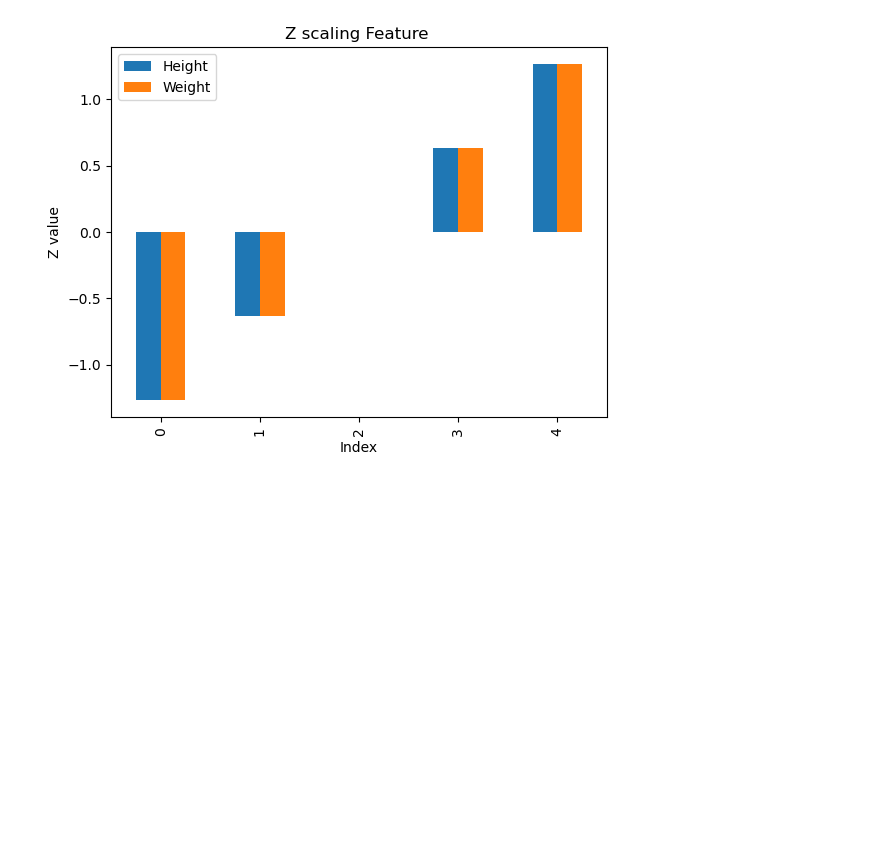
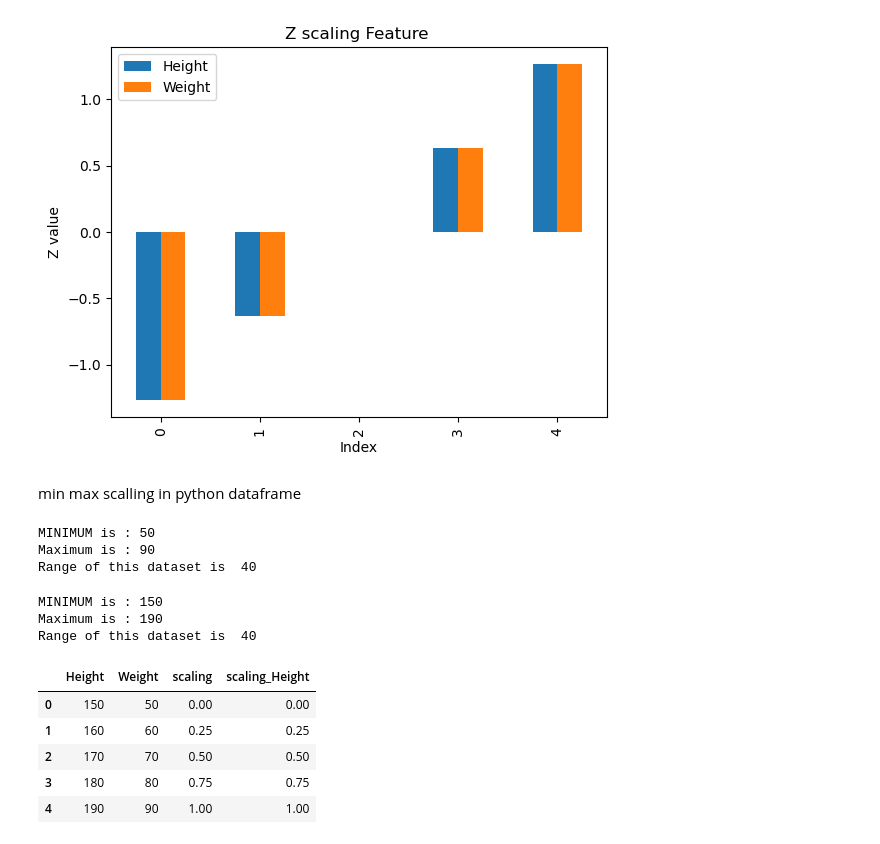
Before and after one commit to arman-hossain45/Phitrom_AI-ML, a Jupyter notebook: allModulePractice.ipynb, the cells around one changed output. Drawn from its saved outputs; the diff is of its cells as text; code cells hidden in the pictures; blank space fills up the shorter version.

Commit message:
minmax scalling

```diff
--- a/allModulePractice.ipynb
+++ b/allModulePractice.ipynb
@@ -4273,3 +4273,16 @@ plt.xlabel('Index'); plt.ylabel("Z value")
 plt.show()
 # %% [output]
 [figure]
+# %% [markdown]
+min max scalling in python dataframe
+# %%
+mn=df['Weight'].min()
+mx=df["Weight"].max()
+print("MINIMUM is :",mn)
+print("Maximum is :",mx)
+range=mx-mn
+print("Range of this dataset is ",range)
+# %% [output]
+MINIMUM is : 50
+Maximum is : 90
+Range of this dataset is  40
@@ -4275,0 +4291,21 @@ plt.show()
+# %%
+mn=df['Height'].min()
+mx=df["Height"].max()
+print("MINIMUM is :",mn)
+print("Maximum is :",mx)
+range=mx-mn
+print("Range of this dataset is ",range)
+# %% [output]
+MINIMUM is : 150
+Maximum is : 190
+Range of this dataset is  40
+# %%
+df['scaling_Height']=(df['Height']-mn)/(range)
+df
+# %% [output]
+|  | Height | Weight | scaling | scaling_Height |
+| 0 | 150 | 50 | 0.00 | 0.00 |
+| 1 | 160 | 60 | 0.25 | 0.25 |
+| 2 | 170 | 70 | 0.50 | 0.50 |
+| 3 | 180 | 80 | 0.75 | 0.75 |
+| 4 | 190 | 90 | 1.00 | 1.00 |
```
Also changed, not shown: parts of 3 cells of this notebook.
